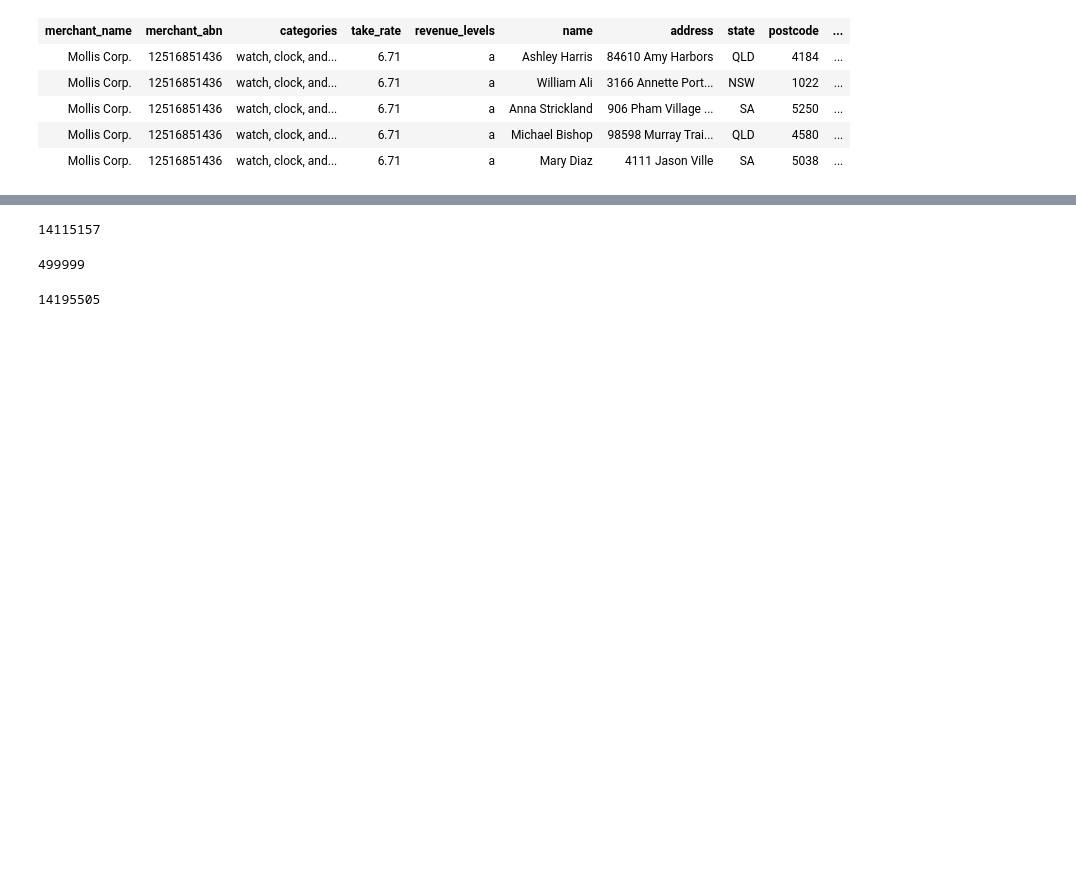
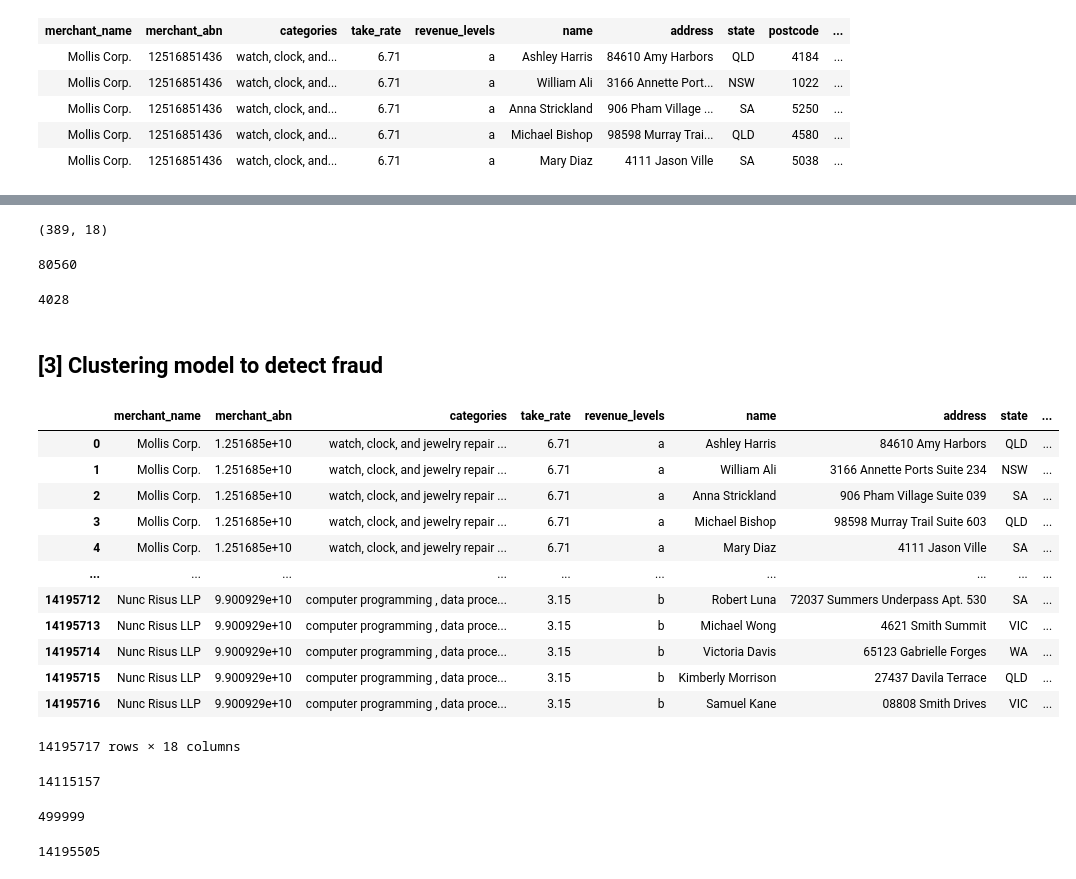
Before and after one commit to MAST30034-Applied-Data-Science/generic-buy-now-pay-later-project-group-10-bnpl, a Jupyter notebook: notebooks/Part4.ipynb, the cells around one changed output, grey strips where cells are left out. Drawn from its saved outputs; the diff is of its cells as text; code cells hidden in the pictures; blank space fills up the shorter version.

Commit message:
updates on fraud data format

```diff
--- a/notebooks/Part4.ipynb
+++ b/notebooks/Part4.ipynb
@@ -69,0 +143,32 @@ fj_with_fraud.limit(5)
+# %%
+fj_fraud_prob.count(), len(fj_fraud_prob.columns)
+# %% [output]
+(389, 18)
+# %%
+# consumer fraud not null
+fj_with_fraud.filter(col("fraud_probability_consumer").isNotNull()).count()
+# %% [output]
+80560
+# %%
+# merchant fraud not null
+fj_with_fraud.filter(col("fraud_probability_merchant").isNotNull()).count()
+# %% [output]
+4028
+# %% [markdown]
+## [3] Clustering model to detect fraud
+# %%
+fj_with_fraud = pd.read_parquet('../data/curated/fj_consumer_merchant_fraud.parquet')
+# %% [output]
+|  | merchant_name | merchant_abn | categories | take_rate | revenue_levels | name | address | state | ... |
+| 0 | Mollis Corp. | 1.251685e+10 | watch, clock, and jewelry repair ... | 6.71 | a | Ashley Harris | 84610 Amy Harbors | QLD | ... |
+| 1 | Mollis Corp. | 1.251685e+10 | watch, clock, and jewelry repair ... | 6.71 | a | William Ali | 3166 Annette Ports Suite 234 | NSW | ... |
+| 2 | Mollis Corp. | 1.251685e+10 | watch, clock, and jewelry repair ... | 6.71 | a | Anna Strickland | 906 Pham Village Suite 039 | SA | ... |
+| 3 | Mollis Corp. | 1.251685e+10 | watch, clock, and jewelry repair ... | 6.71 | a | Michael Bishop | 98598 Murray Trail Suite 603 | QLD | ... |
+| 4 | Mollis Corp. | 1.251685e+10 | watch, clock, and jewelry repair ... | 6.71 | a | Mary Diaz | 4111 Jason Ville | SA | ... |
+| ... | ... | ... | ... | ... | ... | ... | ... | ... | ... |
+| 14195712 | Nunc Risus LLP | 9.900929e+10 | computer programming , data proce... | 3.15 | b | Robert Luna | 72037 Summers Underpass Apt. 530 | SA | ... |
+| 14195713 | Nunc Risus LLP | 9.900929e+10 | computer programming , data proce... | 3.15 | b | Michael Wong | 4621 Smith Summit | VIC | ... |
+| 14195714 | Nunc Risus LLP | 9.900929e+10 | computer programming , data proce... | 3.15 | b | Victoria Davis | 65123 Gabrielle Forges | WA | ... |
+| 14195715 | Nunc Risus LLP | 9.900929e+10 | computer programming , data proce... | 3.15 | b | Kimberly Morrison | 27437 Davila Terrace | QLD | ... |
+| 14195716 | Nunc Risus LLP | 9.900929e+10 | computer programming , data proce... | 3.15 | b | Samuel Kane | 08808 Smith Drives | VIC | ... |
+14195717 rows × 18 columns
```
Also changed, not shown: parts of 19 cells of this notebook.
